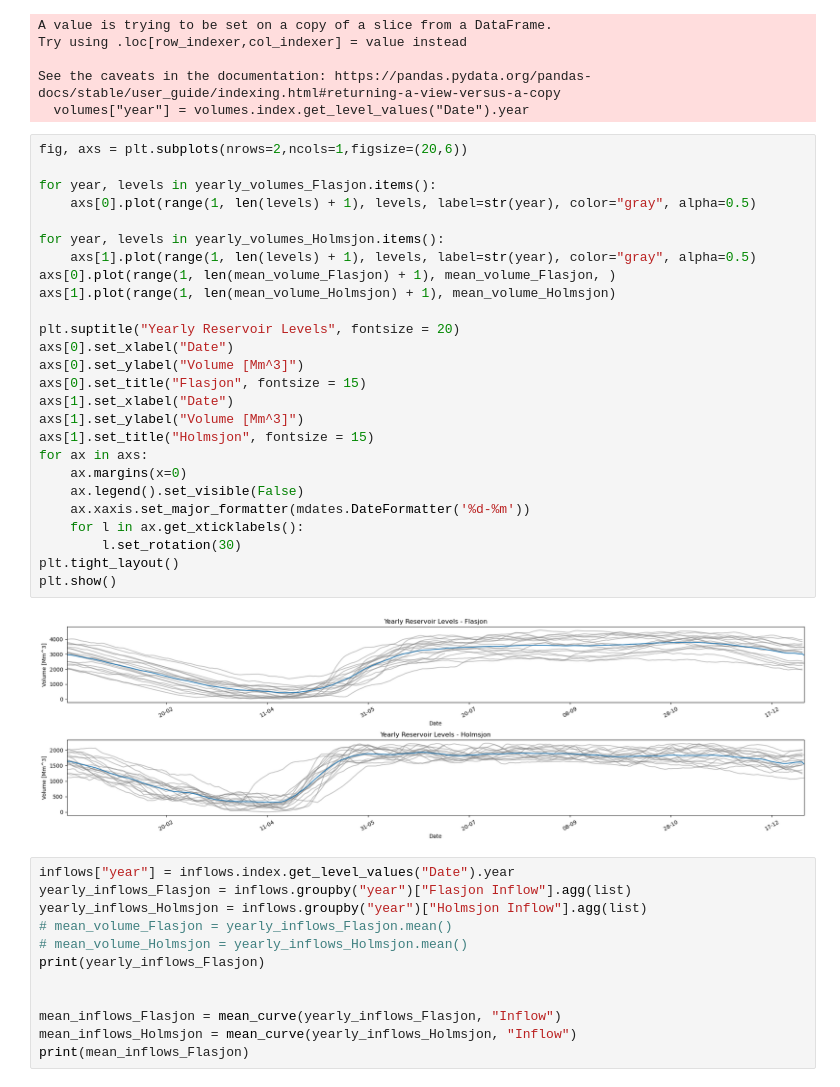
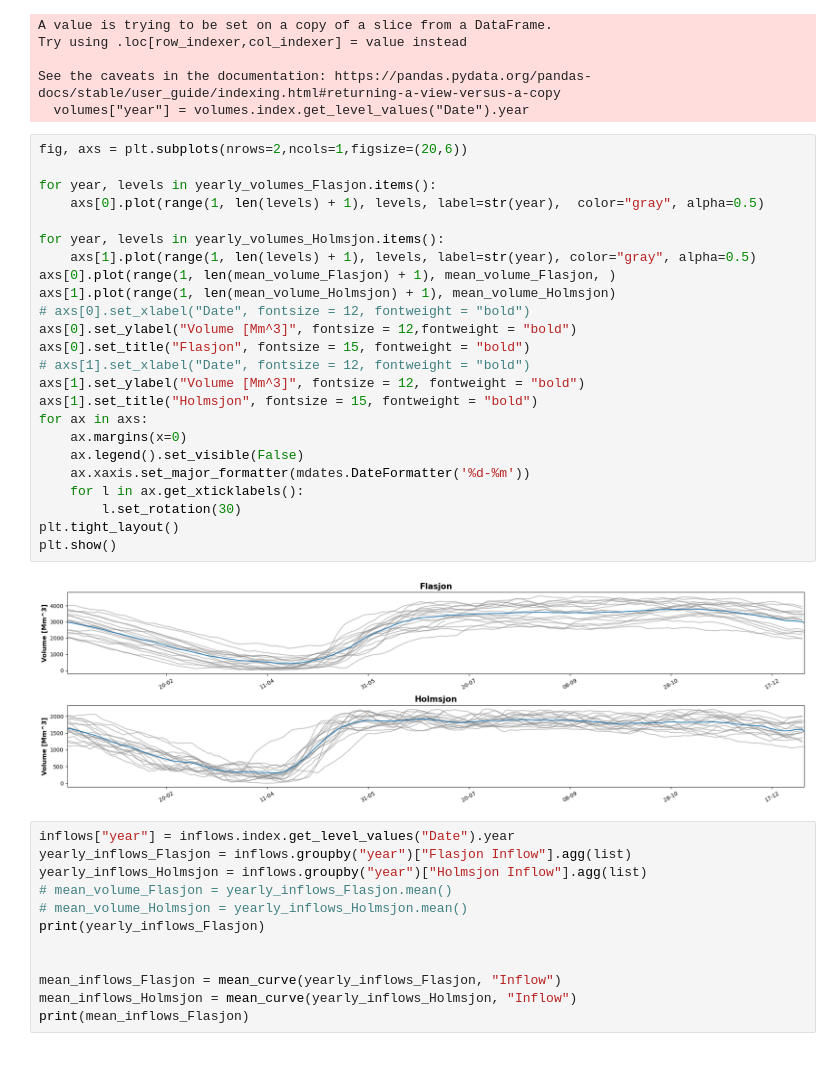
Before and after one commit to lennarthagemann/Code-Master-Thesis, a Jupyter notebook: Inflow Forecasting/OverviewRiver.ipynb, the cells around one changed output. Cells and saved outputs as stored; diff of their text form.

```diff
--- a/Inflow Forecasting/OverviewRiver.ipynb
+++ b/Inflow Forecasting/OverviewRiver.ipynb
@@ -108,31 +107,29 @@ See the caveats in the documentation: https://pandas.pydata.org/pandas-docs/stab
 # %%
 fig, axs = plt.subplots(nrows=2,ncols=1,figsize=(20,6))
 
 for year, levels in yearly_volumes_Flasjon.items():
-    axs[0].plot(range(1, len(levels) + 1), levels, label=str(year), color="gray", alpha=0.5)
+    axs[0].plot(range(1, len(levels) + 1), levels, label=str(year),  color="gray", alpha=0.5)
 
 for year, levels in yearly_volumes_Holmsjon.items():
     axs[1].plot(range(1, len(levels) + 1), levels, label=str(year), color="gray", alpha=0.5)
 axs[0].plot(range(1, len(mean_volume_Flasjon) + 1), mean_volume_Flasjon, )
 axs[1].plot(range(1, len(mean_volume_Holmsjon) + 1), mean_volume_Holmsjon)
-
-plt.suptitle("Yearly Reservoir Levels", fontsize = 20)
-axs[0].set_xlabel("Date")
-axs[0].set_ylabel("Volume [Mm^3]")
-axs[0].set_title("Flasjon", fontsize = 15)
-axs[1].set_xlabel("Date")
-axs[1].set_ylabel("Volume [Mm^3]")
-axs[1].set_title("Holmsjon", fontsize = 15)
+# axs[0].set_xlabel("Date", fontsize = 12, fontweight = "bold")
+axs[0].set_ylabel("Volume [Mm^3]", fontsize = 12,fontweight = "bold")
+axs[0].set_title("Flasjon", fontsize = 15, fontweight = "bold")
+# axs[1].set_xlabel("Date", fontsize = 12, fontweight = "bold")
+axs[1].set_ylabel("Volume [Mm^3]", fontsize = 12, fontweight = "bold")
+axs[1].set_title("Holmsjon", fontsize = 15, fontweight = "bold")
 for ax in axs:
     ax.margins(x=0)
     ax.legend().set_visible(False)
     ax.xaxis.set_major_formatter(mdates.DateFormatter('%d-%m'))
     for l in ax.get_xticklabels():
         l.set_rotation(30)
 plt.tight_layout()
 plt.show()
 # %% [output]
-[figure, old version]
+[figure, new version]
 # %%
 inflows["year"] = inflows.index.get_level_values("Date").year
 yearly_inflows_Flasjon = inflows.groupby("year")["Flasjon Inflow"].agg(list)
```
Also changed, not shown: parts of 3 cells of this notebook, 2 other files.
